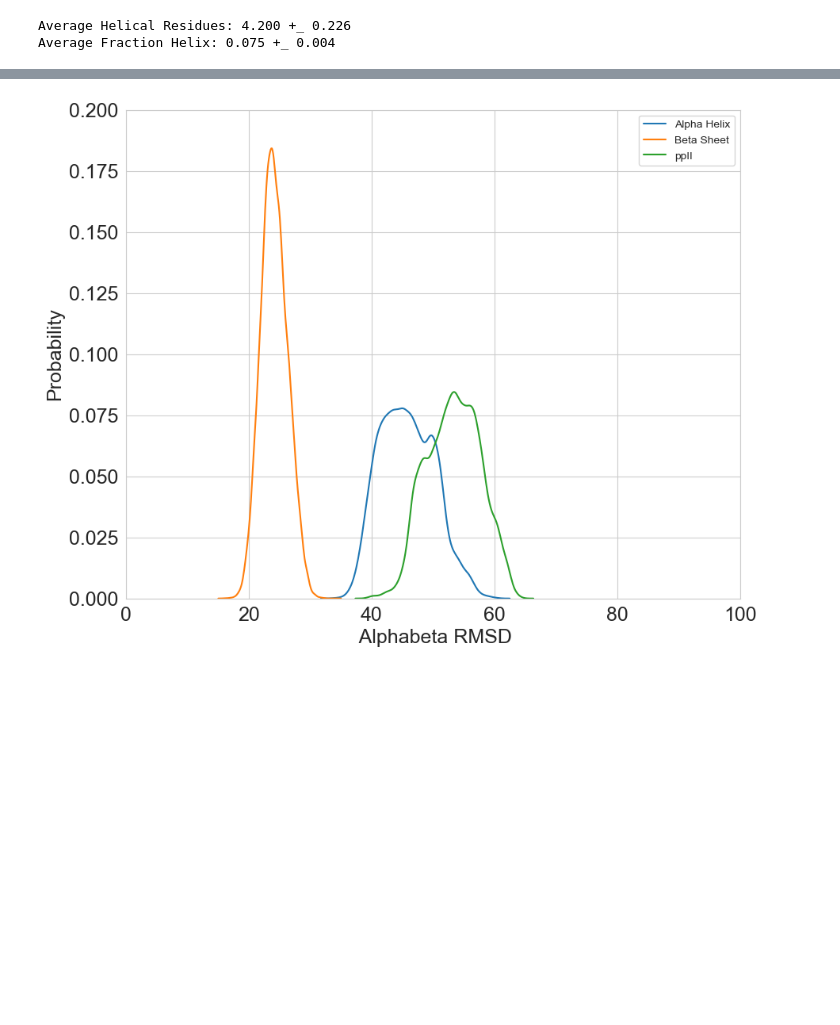
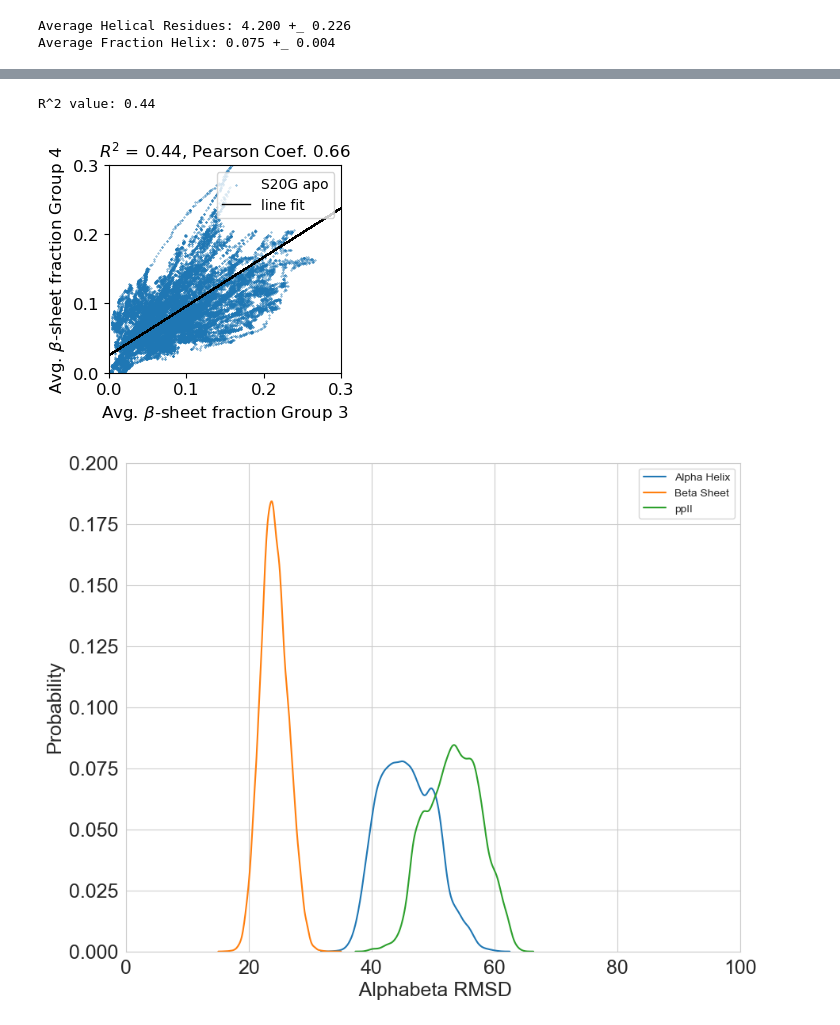
Before and after one commit to paulrobustelli/Garcia_hIAPP_monomer_binders_2025, a Jupyter notebook: hiapp_s20g_apo/hiapp_s20g_apo_simulation_analysis_300k.ipynb, the cells around one changed output, grey strips where cells are left out. Cells and saved outputs as stored; diff of their text form; code cells hidden in the pictures; blank space fills up the shorter version.

```diff
--- a/hiapp_s20g_apo/hiapp_s20g_apo_simulation_analysis_300k.ipynb
+++ b/hiapp_s20g_apo/hiapp_s20g_apo_simulation_analysis_300k.ipynb
@@ -494,3 +633,39 @@ Average Fraction Helix: 0.075 +_ 0.004
+# %%
+from sklearn.linear_model import LinearRegression
+from sklearn.metrics import r2_score
+
+# Reshape the data for linear regression
+X = beta_sheet_fraction_group1.reshape(-1, 1)
+y = beta_sheet_fraction_group2
+
+# Create and fit the linear regression model
+model = LinearRegression().fit(X, y)
+
+# Predict the beta-sheet fraction in group2 based on the group1 data
+y_pred = model.predict(X)
+
+# Calculate the R^2 value
+r2 = r2_score(y, y_pred)
+print(f'R^2 value: {r2:.2f}')
+N=100
+plt.figure(figsize=(3.0,2.7))
+plt.scatter(np.convolve(beta_sheet_fraction_group1, np.ones(N)/N), np.convolve(beta_sheet_fraction_group2, np.ones(N)/N),s=0.1,c="tab:blue", label="S20G apo")
+# plt.plot([0,1],[0,1],c="k",linestyle="-")
+plt.plot(beta_sheet_fraction_group1, y_pred, color='k', linewidth=1, label='line fit',marker="None")
+plt.xlabel("Avg. $\\beta$-sheet fraction Group 3", fontsize=12)
+plt.ylabel("Avg. $\\beta$-sheet fraction Group 4", fontsize=12)
+plt.title(f"$R^2$ = {r2:.2f}, Pearson Coef. {correlation:.2f}",
+          fontsize=12)
+plt.ylim(0,0.3)
+plt.xlim(0, 0.3)
+plt.xticks(np.linspace(0,0.3,4), fontsize=12)
+plt.yticks(np.linspace(0,0.3,4),fontsize=12)
+plt.legend()
+plt.savefig(outdir+'EProp.1to24.24to38.pdf', dpi=300, bbox_inches='tight')
+plt.show()
+# %% [output]
+R^2 value: 0.44
+[figure, added]
 # %%
 # Compute Phi and Psi
 indices_phi, phis = md.compute_phi(trj)
```
Also changed, not shown: parts of 6 cells of this notebook, 40 other files.
